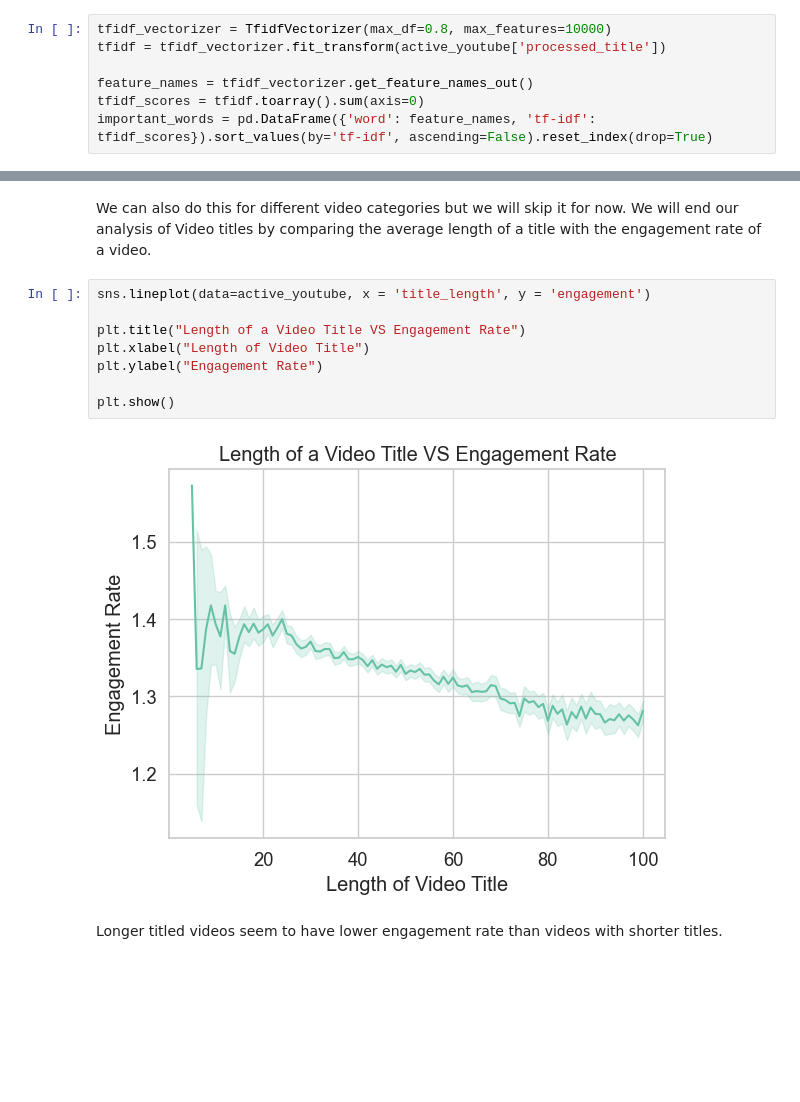
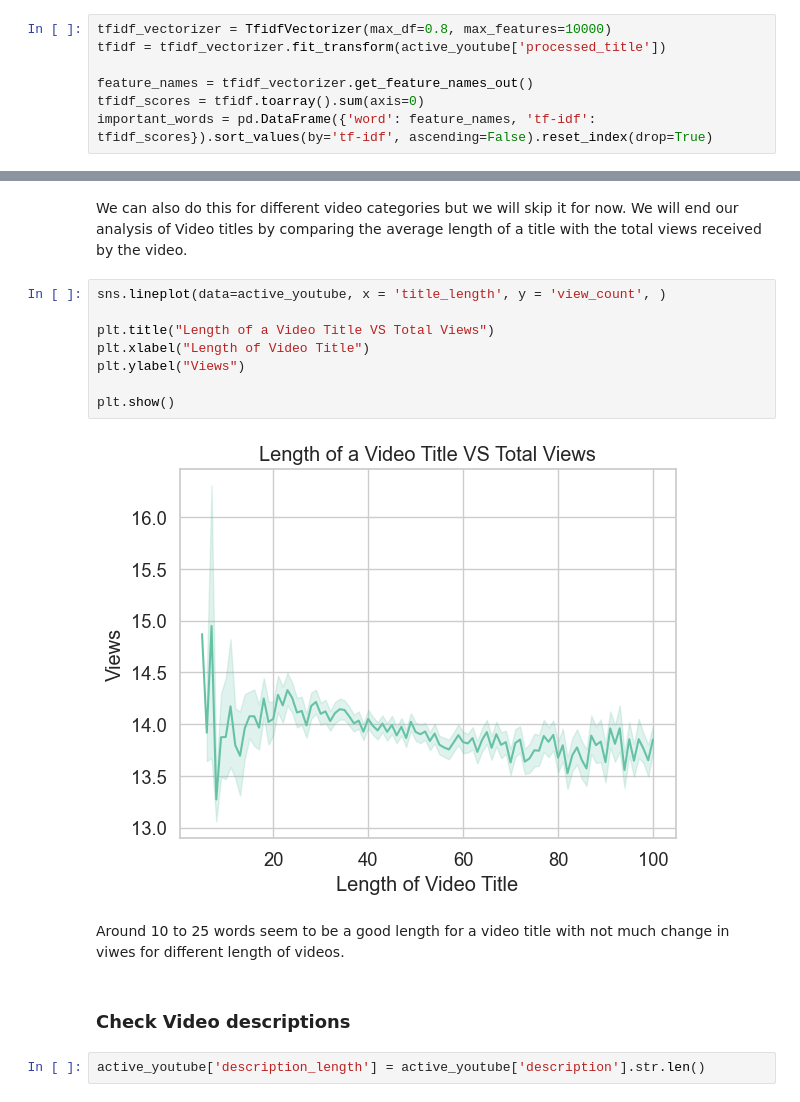
Before and after one commit to ALvee-611/YouTube-Analysis, a Jupyter notebook: Analysis/EDA.ipynb, the cells around one changed output, grey strips where cells are left out. Saved outputs shown, nothing was run; the diff lists cells and outputs as text; blank space fills up the shorter version.

```diff
--- a/Analysis/EDA.ipynb
+++ b/Analysis/EDA.ipynb
@@ -744,14 +744,18 @@ plt.show()
 # %% [markdown]
-We can also do this for different video categories but we will skip it for now. We will end our analysis of Video titles by comparing the average length of a title with the engagement rate of a video.
+We can also do this for different video categories but we will skip it for now. We will end our analysis of Video titles by comparing the average length of a title with the total views received by the video.
 # %%
-sns.lineplot(data=active_youtube, x = 'title_length', y = 'engagement')
+sns.lineplot(data=active_youtube, x = 'title_length', y = 'view_count', )
 
-plt.title("Length of a Video Title VS Engagement Rate")
+plt.title("Length of a Video Title VS Total Views")
 plt.xlabel("Length of Video Title")
-plt.ylabel("Engagement Rate")
+plt.ylabel("Views")
 
 plt.show()
 # %% [output]
-[figure, old version]
+[figure, new version]
-# %% [markdown]
-Longer titled videos seem to have lower engagement rate than videos with shorter titles.
+# %% [markdown]
+Around 10 to 25 words seem to be a good length for a video title with not much change in viwes for different length of videos.
+# %% [markdown]
+### Check Video descriptions
+# %%
+active_youtube['description_length'] = active_youtube['description'].str.len()
```
Also changed, not shown: parts of 16 cells of this notebook.
